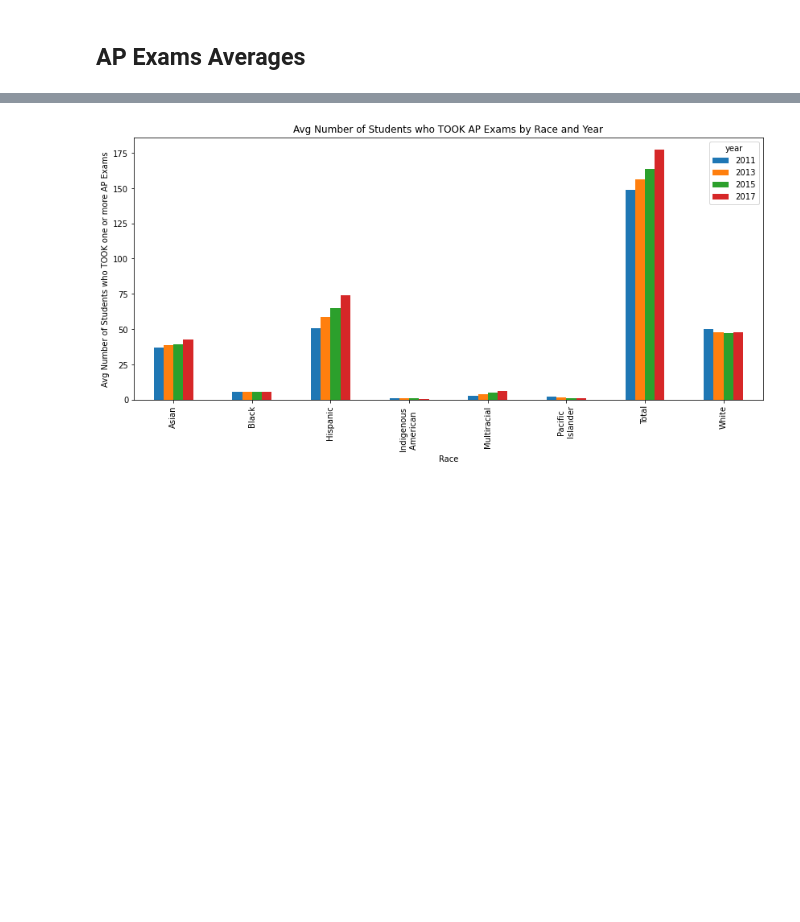
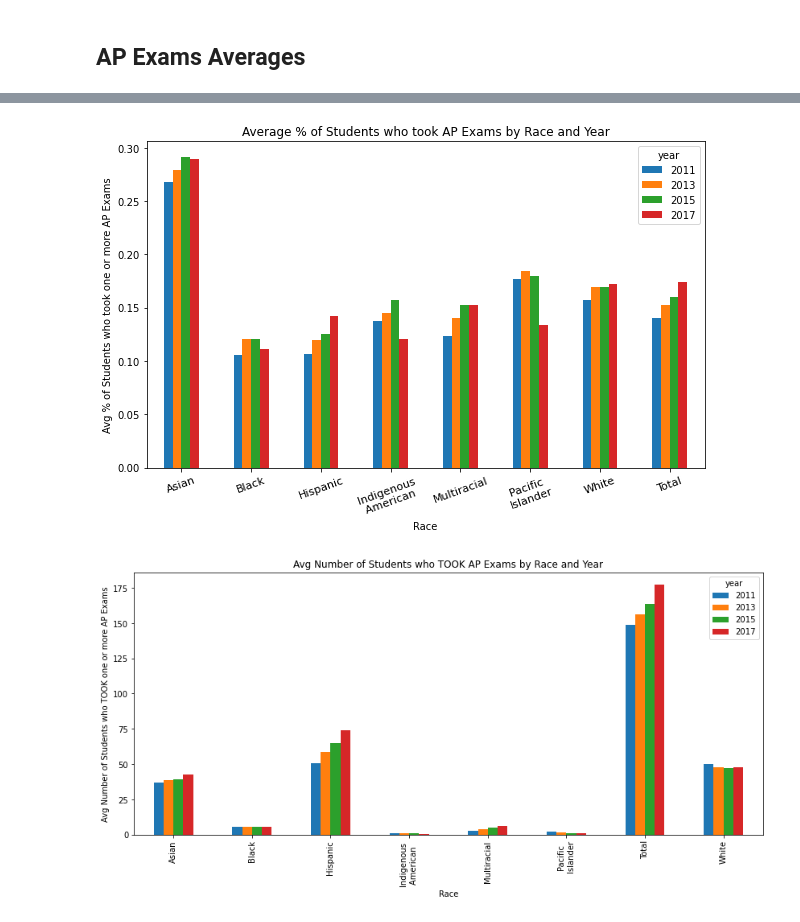
Before and after one commit to meeraduggs/AP-Exams, a Jupyter notebook: EDA/EDA_AP_Exams.ipynb, the cells around one changed output, grey strips where cells are left out. Drawn from its saved outputs; the diff is of its cells as text; code cells hidden in the pictures; blank space fills up the shorter version.

```diff
--- a/EDA/EDA_AP_Exams.ipynb
+++ b/EDA/EDA_AP_Exams.ipynb
@@ -154,3 +188,13 @@ ap_cali = ap_cali.replace({"race": race_dict})
+# %%
+ap_rates.groupby(['race', 'year'])['students_AP_exam_oneormore'].mean().unstack().reindex(['Asian', 'Black', 'Hispanic',
+                                                                                'Indigenous \nAmerican ',
+                                                                                "Multiracial", "Pacific \nIslander",
+                                                                                'White', "Total"]).plot(
+    kind='bar', figsize=(10,6), title='Average % of Students who took AP Exams by Race and Year',
+    ylabel='Avg % of Students who took one or more AP Exams', xlabel='Race')
+plt.xticks(rotation = 20, fontsize=11);
+# %% [output]
+[figure, added]
 # %%
 ap_cali.groupby(['race', 'year'])['students_AP_exam_oneormore'].mean().unstack().plot(
     kind='bar', figsize=(14,6), title='Avg Number of Students who TOOK AP Exams by Race and Year',
```
Also changed, not shown: parts of 3 cells of this notebook, 3 other files.
